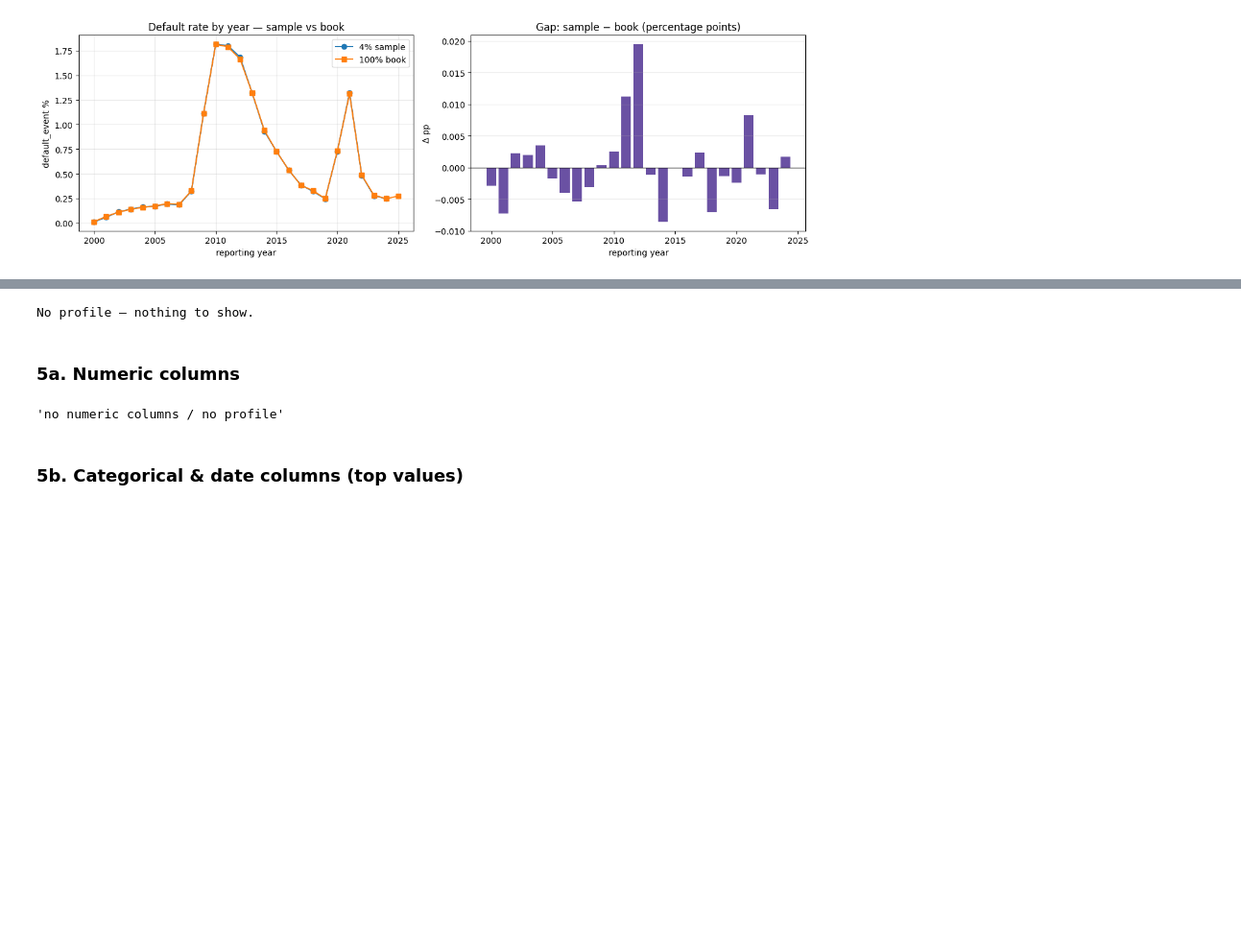
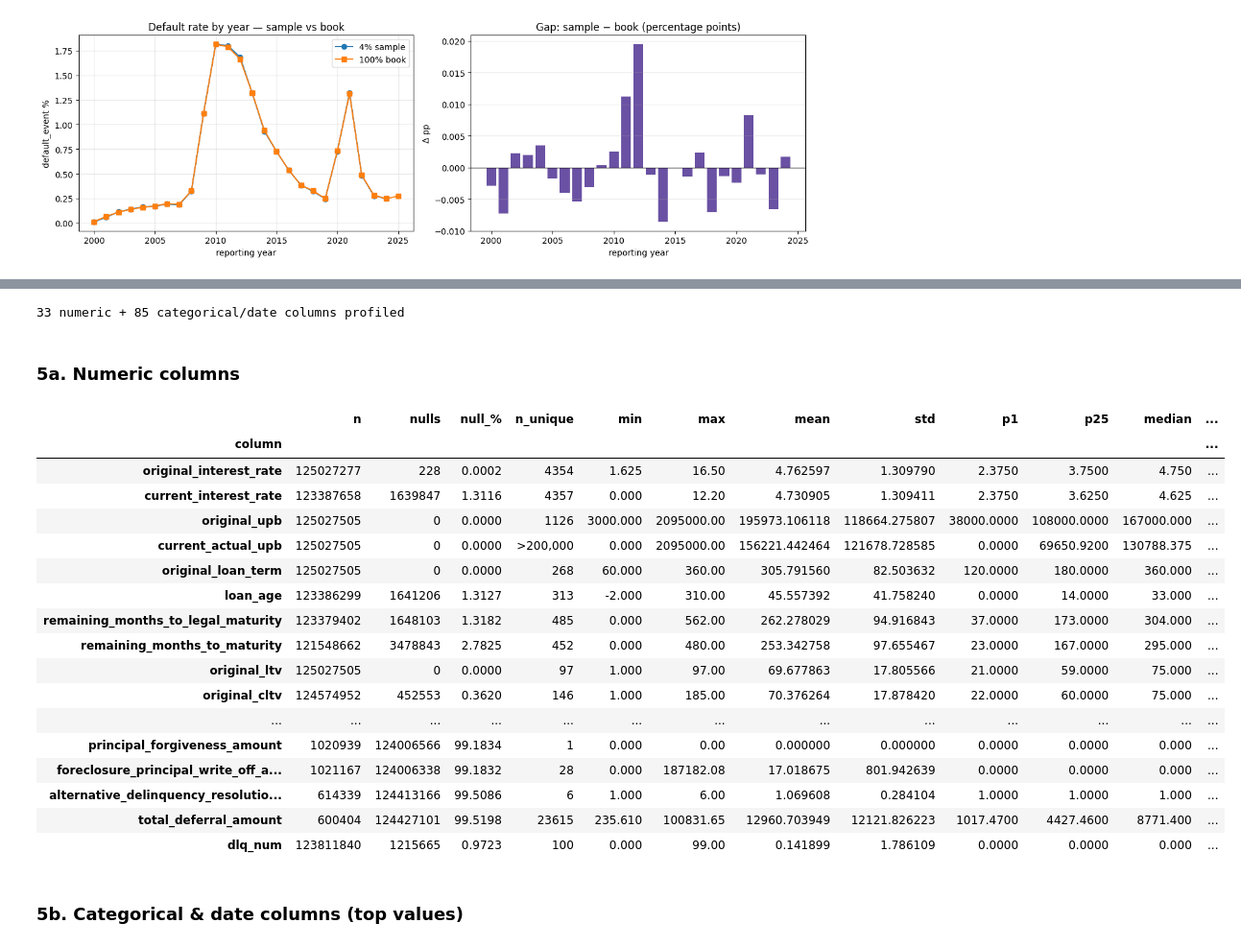
Before and after one commit to sriramarun/credit-foundation-model, a Jupyter notebook: notebooks/06_fannie_data_bible.ipynb, the cells around one changed output, grey strips where cells are left out. Shown at 96% size. Saved outputs shown, nothing was run; the diff lists cells and outputs as text; code cells hidden in the pictures; blank space fills up the shorter version.

```diff
--- a/notebooks/06_fannie_data_bible.ipynb
+++ b/notebooks/06_fannie_data_bible.ipynb
@@ -34,6 +34,7 @@ import json
 from pathlib import Path
 
 import pandas as pd
+import yaml
 
 pd.set_option("display.max_rows", 200)
 pd.set_option("display.max_colwidth", 100)
@@ -50,9 +51,28 @@ _gspec = importlib.util.spec_from_file_location(
 G = importlib.util.module_from_spec(_gspec)
 _gspec.loader.exec_module(G)
 
-# load the pre-computed statistics profile (may be absent on a fresh checkout)
-PROFILE_PATH = ROOT / "reports" / "fannie_dataset_profile.json"
-PROFILE = json.loads(PROFILE_PATH.read_text()) if PROFILE_PATH.exists() else None
+# resolve the ingested-panel output path from the recipe that produced it (config is the truth)
+_common = yaml.safe_load((ROOT / "configs" / "fannie_mae" / "common.yaml").read_text())
+_ingest = yaml.safe_load((ROOT / "configs" / "fannie_mae" / "ingest_2000_2024.yaml").read_text())
+_raw_dir = _common["paths"]["raw"].replace("${gcs_root}", _common["gcs_root"])
+PANEL_PATH = f"{_raw_dir}/{_ingest['combined_name']}"
+
+# Load the pre-computed statistics profile. The full profile (`fannie_dataset_profile.json`, with
+# per-column stats) drives every section; if it is absent we fall back to the lightweight
+# `delinquency_4pct.json` so the overview + delinquency sections still render (only the per-column
+# stats in section 5 need the full profile).
+FULL_PROFILE = ROOT / "reports" / "fannie_dataset_profile.json"
+DLQ_PROFILE = ROOT / "reports" / "delinquency_4pct.json"
+if FULL_PROFILE.exists():
+    PROFILE = json.loads(FULL_PROFILE.read_text())
+    PROFILE_SRC = FULL_PROFILE.name
+elif DLQ_PROFILE.exists():
+    PROFILE = json.loads(DLQ_PROFILE.read_text())
+    PROFILE_SRC = DLQ_PROFILE.name + " (delinquency-only — section 5 needs the full profile)"
+else:
+    PROFILE = None
+    PROFILE_SRC = None
+HAS_COLUMN_STATS = bool(PROFILE and PROFILE.get("columns"))
 print("glossary fields:", len(G.ALL_FIELDS), "| profile:",
-      "loaded" if PROFILE else f"MISSING -> {PROFILE_PATH} (run profile_fannie_dataset.py)")
+      PROFILE_SRC or "MISSING (run scripts/profile_fannie_dataset.py — see section 4d for commands)")
 # %% [output]
@@ -397,19 +617,38 @@ def stats_frames(profile):
     return (pd.DataFrame(numeric).set_index("column") if numeric else pd.DataFrame(),
             pd.DataFrame(categ).set_index("column") if categ else pd.DataFrame())
 
-if PROFILE:
+if HAS_COLUMN_STATS:
     NUM, CAT = stats_frames(PROFILE)
+    print(f"{len(NUM)} numeric + {len(CAT)} categorical/date columns profiled")
 else:
     NUM = CAT = pd.DataFrame()
-    print("No profile — nothing to show.")
+    print("Loaded profile has no per-column stats (delinquency-only). "
+          "Generate the full profile above, then re-run — sections 5a-5c will populate.")
 # %% [output]
-No profile — nothing to show.
+33 numeric + 85 categorical/date columns profiled
 # %% [markdown]
 ### 5a. Numeric columns
 # %%
-NUM if not NUM.empty else 'no numeric columns / no profile'
+NUM if not NUM.empty else 'no per-column stats — generate the full profile (see above)'
 # %% [output]
-'no numeric columns / no profile'
+|  | n | nulls | null_% | n_unique | min | max | mean | std | p1 | p25 | median | ... |
+| column |  |  |  |  |  |  |  |  |  |  |  | ... |
+| original_interest_rate | 125027277 | 228 | 0.0002 | 4354 | 1.625 | 16.50 | 4.762597 | 1.309790 | 2.3750 | 3.7500 | 4.750 | ... |
+| current_interest_rate | 123387658 | 1639847 | 1.3116 | 4357 | 0.000 | 12.20 | 4.730905 | 1.309411 | 2.3750 | 3.6250 | 4.625 | ... |
+| original_upb | 125027505 | 0 | 0.0000 | 1126 | 3000.000 | 2095000.00 | 195973.106118 | 118664.275807 | 38000.0000 | 108000.0000 | 167000.000 | ... |
+| current_actual_upb | 125027505 | 0 | 0.0000 | >200,000 | 0.000 | 2095000.00 | 156221.442464 | 121678.728585 | 0.0000 | 69650.9200 | 130788.375 | ... |
+| original_loan_term | 125027505 | 0 | 0.0000 | 268 | 60.000 | 360.00 | 305.791560 | 82.503632 | 120.0000 | 180.0000 | 360.000 | ... |
+| loan_age | 123386299 | 1641206 | 1.3127 | 313 | -2.000 | 310.00 | 45.557392 | 41.758240 | 0.0000 | 14.0000 | 33.000 | ... |
+| remaining_months_to_legal_maturity | 123379402 | 1648103 | 1.3182 | 485 | 0.000 | 562.00 | 262.278029 | 94.916843 | 37.0000 | 173.0000 | 304.000 | ... |
+| remaining_months_to_maturity | 121548662 | 3478843 | 2.7825 | 452 | 0.000 | 480.00 | 253.342758 | 97.655467 | 23.0000 | 167.0000 | 295.000 | ... |
+| original_ltv | 125027505 | 0 | 0.0000 | 97 | 1.000 | 97.00 | 69.677863 | 17.805566 | 21.0000 | 59.0000 | 75.000 | ... |
+| original_cltv | 124574952 | 452553 | 0.3620 | 146 | 1.000 | 185.00 | 70.376264 | 17.878420 | 22.0000 | 60.0000 | 75.000 | ... |
+| ... | ... | ... | ... | ... | ... | ... | ... | ... | ... | ... | ... | ... |
+| principal_forgiveness_amount | 1020939 | 124006566 | 99.1834 | 1 | 0.000 | 0.00 | 0.000000 | 0.000000 | 0.0000 | 0.0000 | 0.000 | ... |
+| foreclosure_principal_write_off_a... | 1021167 | 124006338 | 99.1832 | 28 | 0.000 | 187182.08 | 17.018675 | 801.942639 | 0.0000 | 0.0000 | 0.000 | ... |
+| alternative_delinquency_resolutio... | 614339 | 124413166 | 99.5086 | 6 | 1.000 | 6.00 | 1.069608 | 0.284104 | 1.0000 | 1.0000 | 1.000 | ... |
+| total_deferral_amount | 600404 | 124427101 | 99.5198 | 23615 | 235.610 | 100831.65 | 12960.703949 | 12121.826223 | 1017.4700 | 4427.4600 | 8771.400 | ... |
+| dlq_num | 123811840 | 1215665 | 0.9723 | 100 | 0.000 | 99.00 | 0.141899 | 1.786109 | 0.0000 | 0.0000 | 0.000 | ... |
 # %% [markdown]
 ### 5b. Categorical &amp; date columns (top values)
 # %%
```
Also changed, not shown: parts of 19 cells of this notebook, 1 other file.
